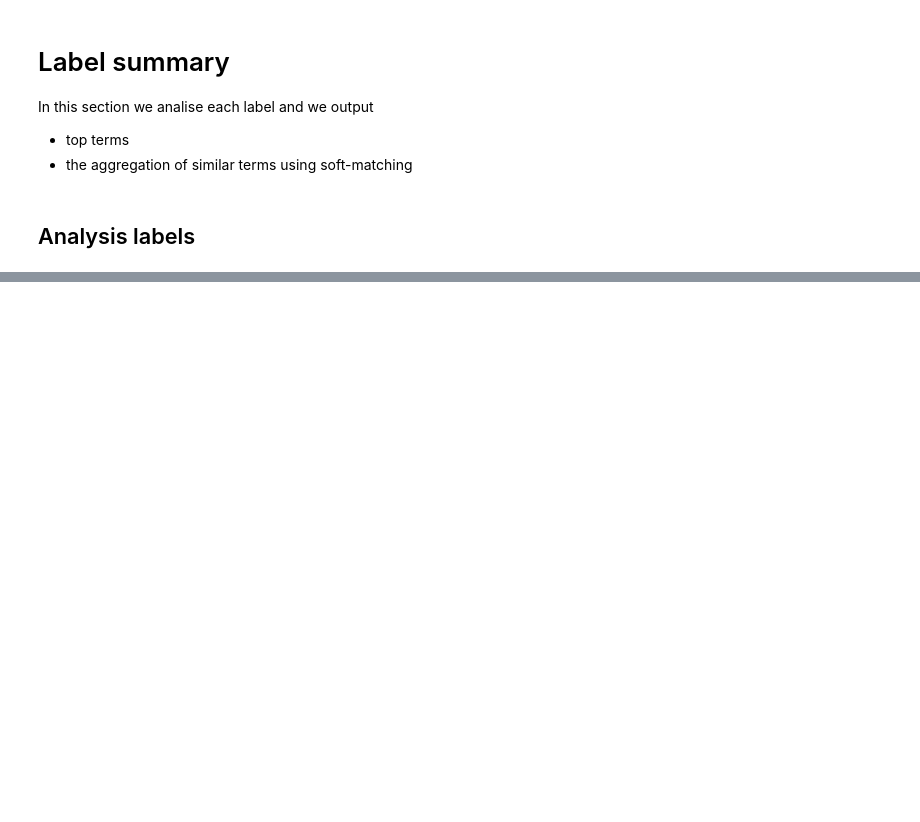
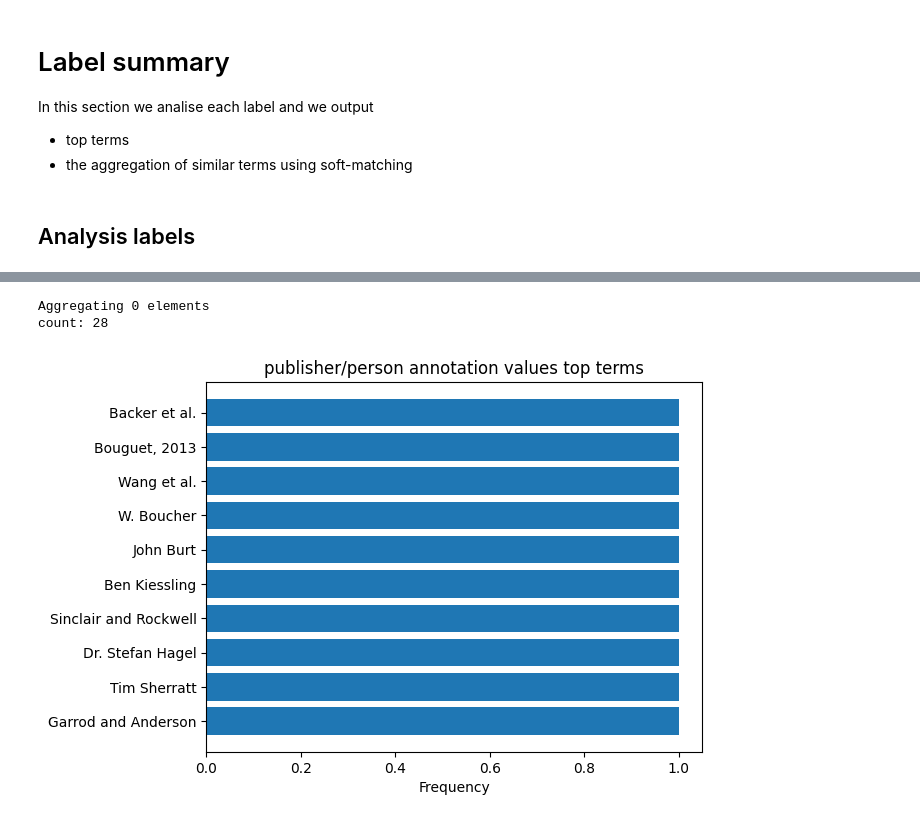
Before and after one commit to SoFairOA/Dataset, a Jupyter notebook: benchmarks/dataset-analysis-labelling.ipynb, the cells around one changed output, grey strips where cells are left out. Cells and saved outputs as stored; diff of their text form; code cells hidden in the pictures; blank space fills up the shorter version.

```diff
--- a/benchmarks/dataset-analysis-labelling.ipynb
+++ b/benchmarks/dataset-analysis-labelling.ipynb
@@ -444,0 +510,6 @@ show_top_10("version")
+# %%
+show_top_10("publisher/person")
+# %% [output]
+Aggregating 0 elements
+count: 28
+[figure, added]
```
Also changed, not shown: parts of 16 cells of this notebook.
